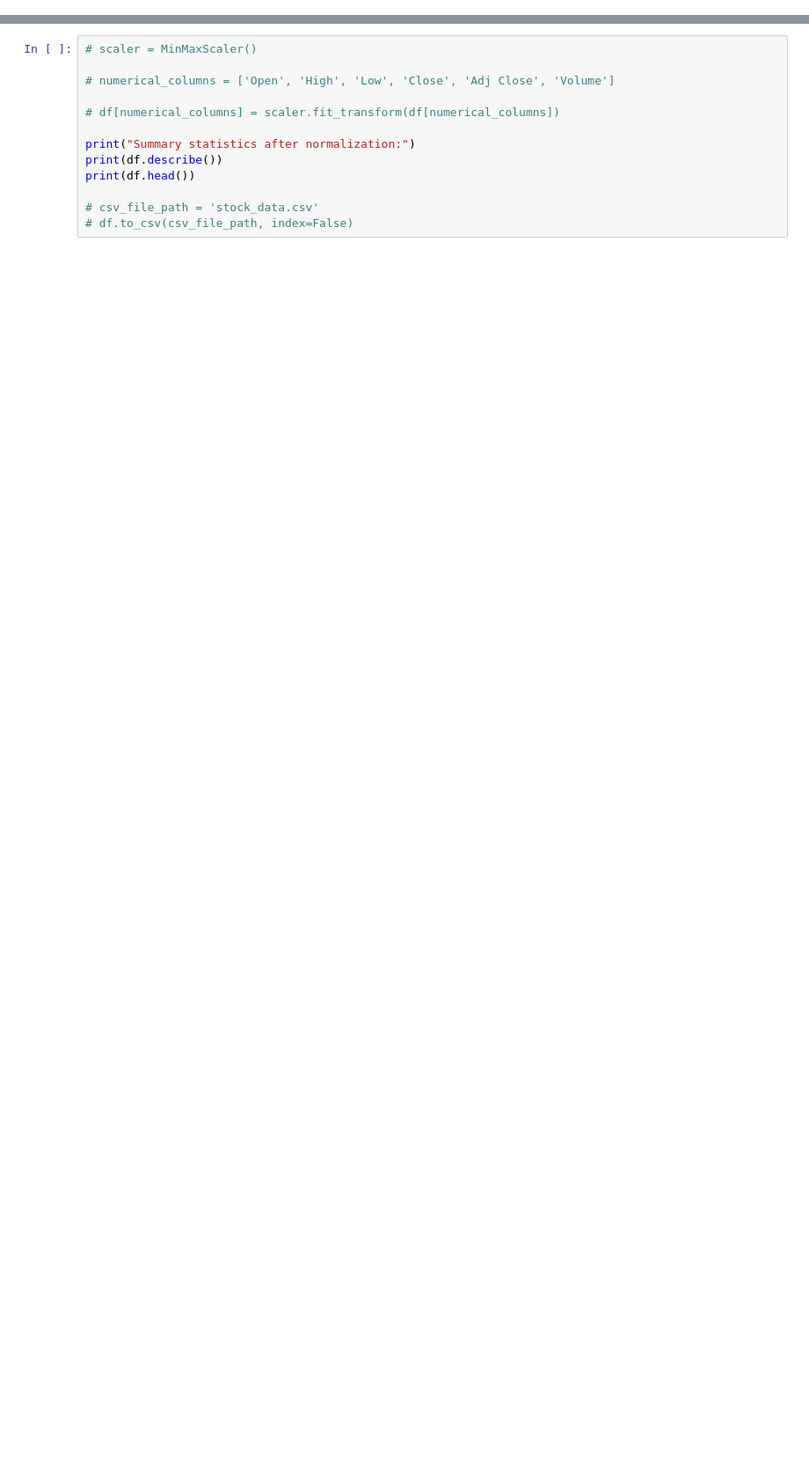
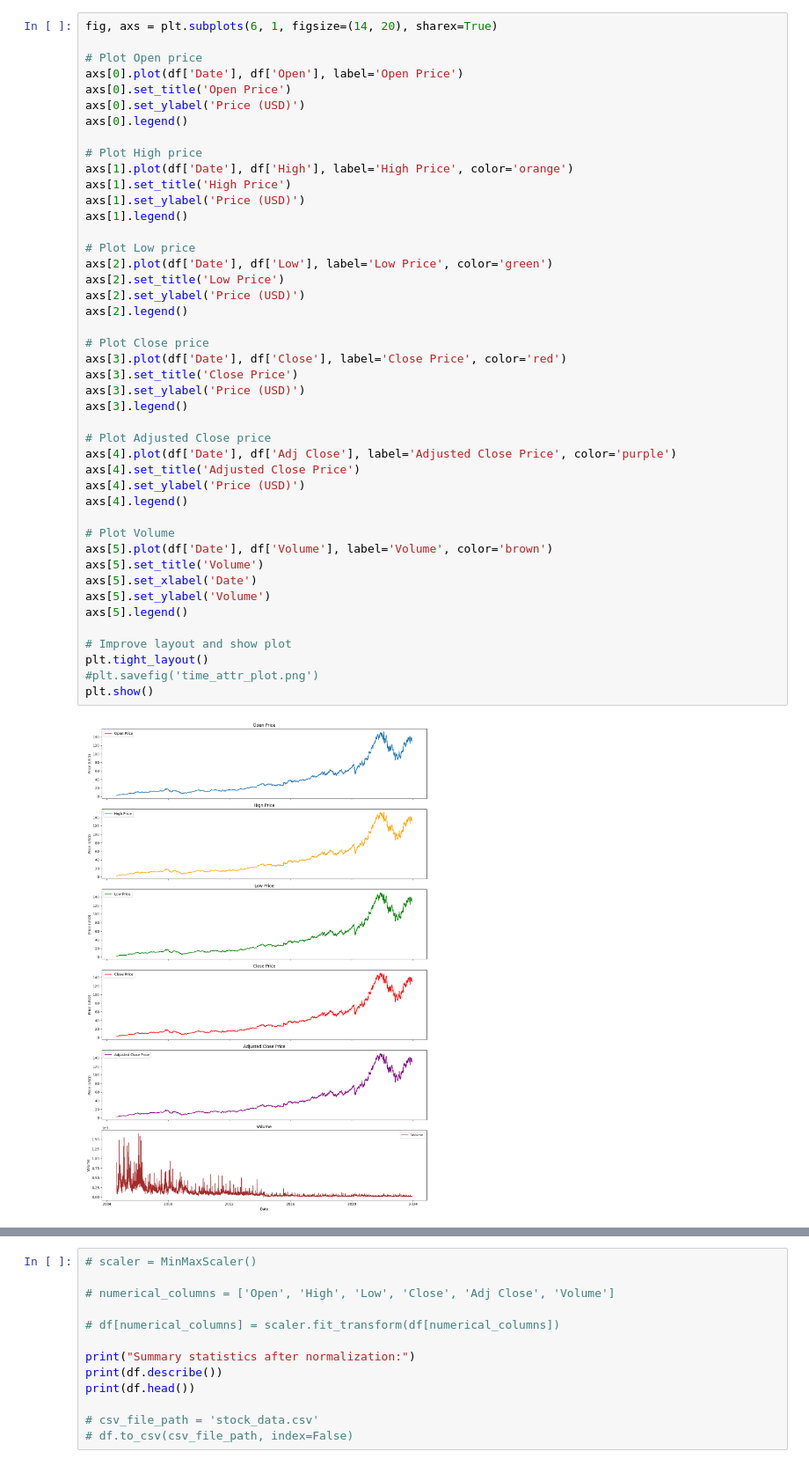
Before and after one commit to HabibUllah61103/ML-OEL, a Jupyter notebook: model.ipynb, the cells around one changed output, grey strips where cells are left out. Shown at 88% size. Drawn from its saved outputs; the diff is of its cells as text; blank space fills up the shorter version.

```diff
--- a/model.ipynb
+++ b/model.ipynb
@@ -93,0 +106,46 @@ plt.show()
+# %%
+fig, axs = plt.subplots(6, 1, figsize=(14, 20), sharex=True)
+
+# Plot Open price
+axs[0].plot(df['Date'], df['Open'], label='Open Price')
+axs[0].set_title('Open Price')
+axs[0].set_ylabel('Price (USD)')
+axs[0].legend()
+
+# Plot High price
+axs[1].plot(df['Date'], df['High'], label='High Price', color='orange')
+axs[1].set_title('High Price')
+axs[1].set_ylabel('Price (USD)')
+axs[1].legend()
+
+# Plot Low price
+axs[2].plot(df['Date'], df['Low'], label='Low Price', color='green')
+axs[2].set_title('Low Price')
+axs[2].set_ylabel('Price (USD)')
+axs[2].legend()
+
+# Plot Close price
+axs[3].plot(df['Date'], df['Close'], label='Close Price', color='red')
+axs[3].set_title('Close Price')
+axs[3].set_ylabel('Price (USD)')
+axs[3].legend()
+
+# Plot Adjusted Close price
+axs[4].plot(df['Date'], df['Adj Close'], label='Adjusted Close Price', color='purple')
+axs[4].set_title('Adjusted Close Price')
+axs[4].set_ylabel('Price (USD)')
+axs[4].legend()
+
+# Plot Volume
+axs[5].plot(df['Date'], df['Volume'], label='Volume', color='brown')
+axs[5].set_title('Volume')
+axs[5].set_xlabel('Date')
+axs[5].set_ylabel('Volume')
+axs[5].legend()
+
+# Improve layout and show plot
+plt.tight_layout()
+#plt.savefig('time_attr_plot.png')
+plt.show()
+# %% [output]
+[figure, added]
```
Also changed, not shown: parts of 35 cells of this notebook, 12 other files.
